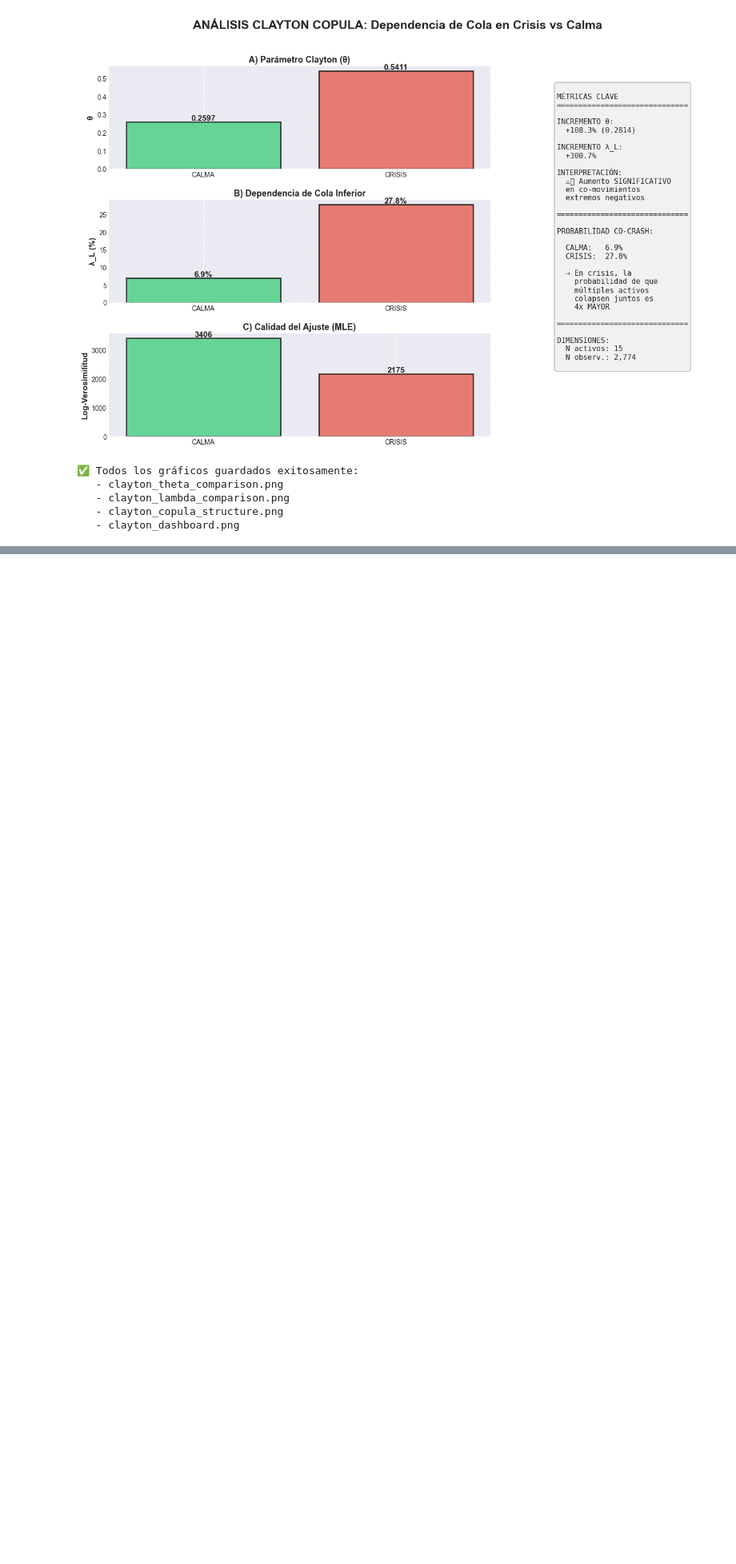
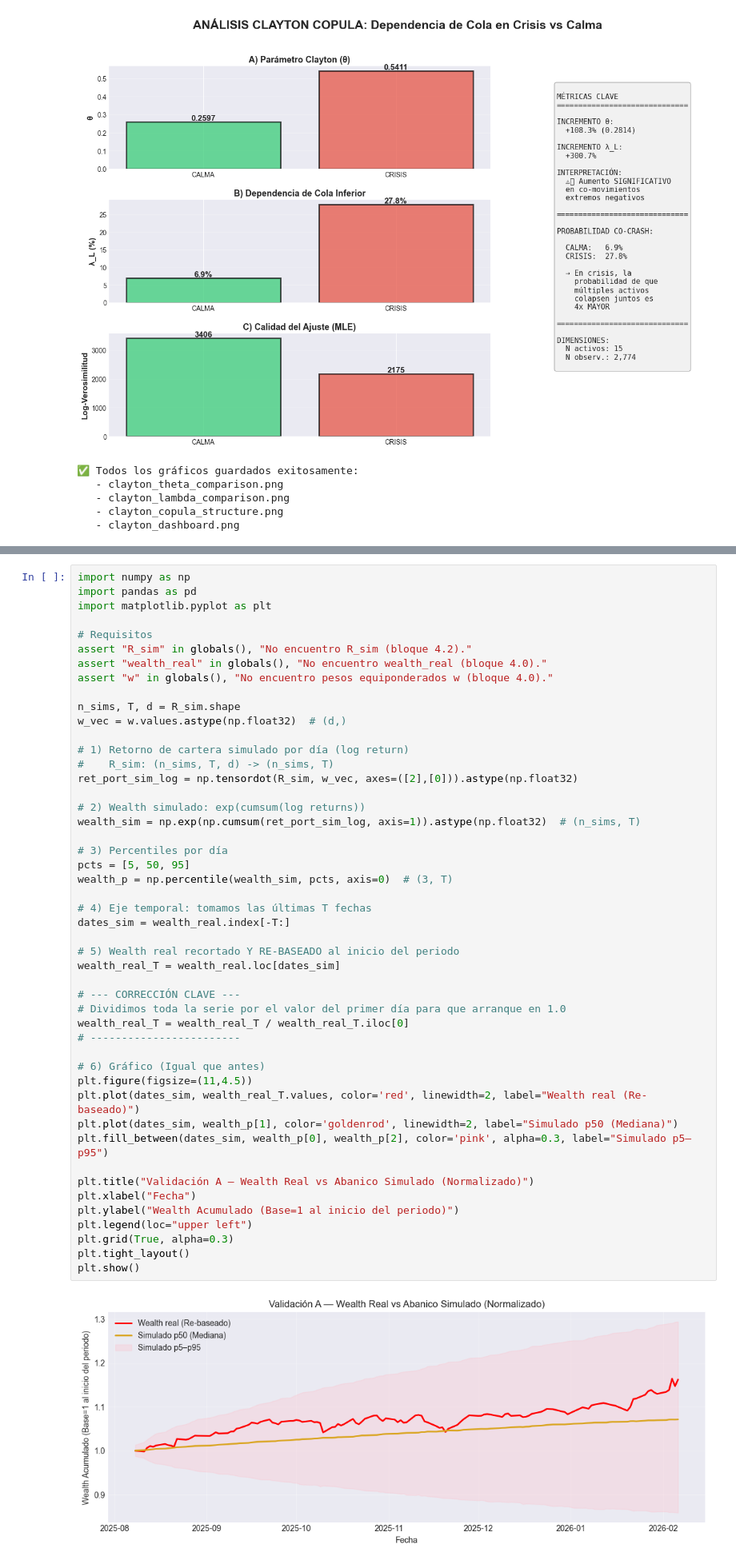
Before and after one commit to marcocorpacriado-pixel/CONTROL_RIESGOS, a Jupyter notebook: notebooks/01_hmm_regimes.ipynb, the cells around one changed output, grey strips where cells are left out. Shown at 80% size. Drawn from its saved outputs; the diff is of its cells as text; blank space fills up the shorter version.

```diff
--- a/notebooks/01_hmm_regimes.ipynb
+++ b/notebooks/01_hmm_regimes.ipynb
@@ -2685,0 +3195,50 @@ print("   - clayton_dashboard.png")
+# %%
+import numpy as np
+import pandas as pd
+import matplotlib.pyplot as plt
+
+# Requisitos
+assert "R_sim" in globals(), "No encuentro R_sim (bloque 4.2)."
+assert "wealth_real" in globals(), "No encuentro wealth_real (bloque 4.0)."
+assert "w" in globals(), "No encuentro pesos equiponderados w (bloque 4.0)."
+
+n_sims, T, d = R_sim.shape
+w_vec = w.values.astype(np.float32)  # (d,)
+
+# 1) Retorno de cartera simulado por día (log return)
+#    R_sim: (n_sims, T, d) -> (n_sims, T)
+ret_port_sim_log = np.tensordot(R_sim, w_vec, axes=([2],[0])).astype(np.float32)
+
+# 2) Wealth simulado: exp(cumsum(log returns))
+wealth_sim = np.exp(np.cumsum(ret_port_sim_log, axis=1)).astype(np.float32)  # (n_sims, T)
+
+# 3) Percentiles por día
+pcts = [5, 50, 95]
+wealth_p = np.percentile(wealth_sim, pcts, axis=0)  # (3, T)
+
+# 4) Eje temporal: tomamos las últimas T fechas
+dates_sim = wealth_real.index[-T:]
+
+# 5) Wealth real recortado Y RE-BASEADO al inicio del periodo
+wealth_real_T = wealth_real.loc[dates_sim]
+
+# --- CORRECCIÓN CLAVE ---
+# Dividimos toda la serie por el valor del primer día para que arranque en 1.0
+wealth_real_T = wealth_real_T / wealth_real_T.iloc[0]
+# ------------------------
+
+# 6) Gráfico (Igual que antes)
+plt.figure(figsize=(11,4.5))
+plt.plot(dates_sim, wealth_real_T.values, color='red', linewidth=2, label="Wealth real (Re-baseado)")
+plt.plot(dates_sim, wealth_p[1], color='goldenrod', linewidth=2, label="Simulado p50 (Mediana)")
+plt.fill_between(dates_sim, wealth_p[0], wealth_p[2], color='pink', alpha=0.3, label="Simulado p5–p95")
+
+plt.title("Validación A — Wealth Real vs Abanico Simulado (Normalizado)")
+plt.xlabel("Fecha")
+plt.ylabel("Wealth Acumulado (Base=1 al inicio del periodo)")
+plt.legend(loc="upper left")
+plt.grid(True, alpha=0.3)
+plt.tight_layout()
+plt.show()
+# %% [output]
+[figure, added]
```
Also changed, not shown: parts of 39 cells of this notebook.
